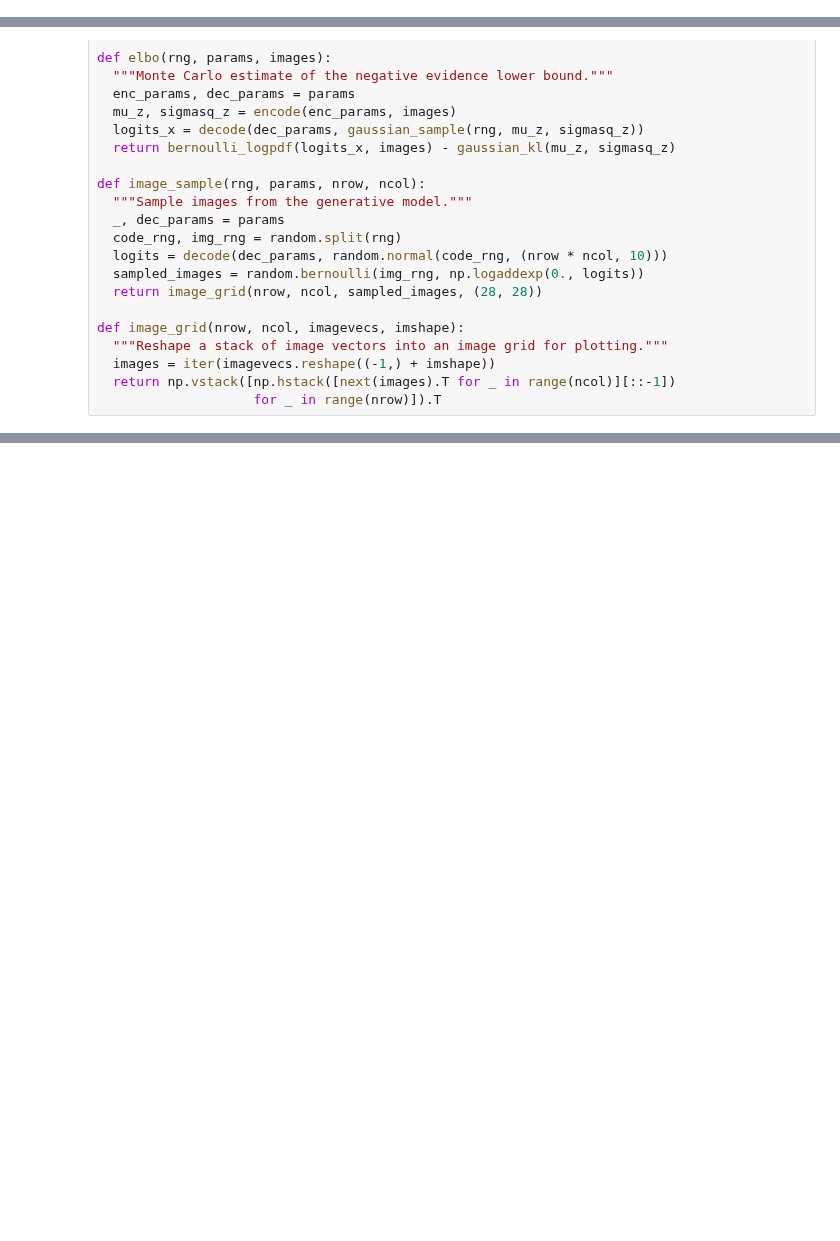
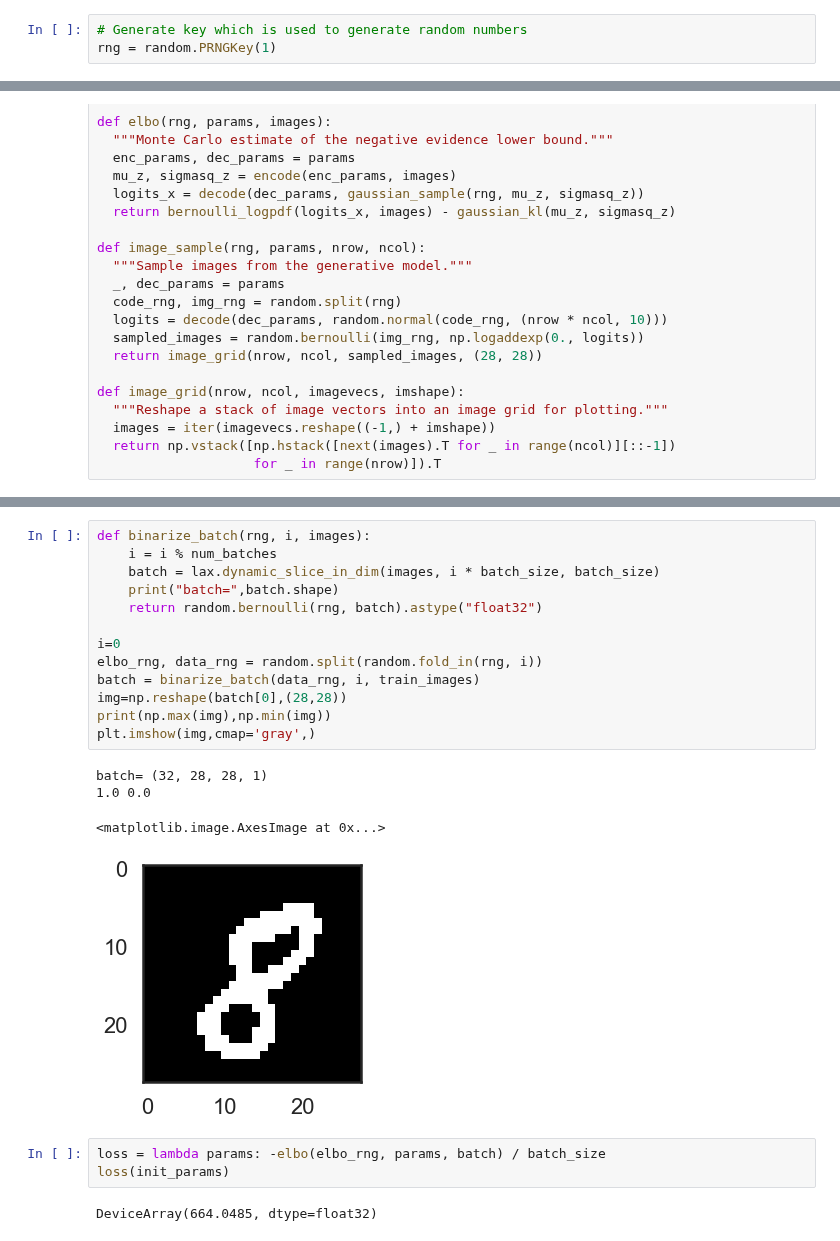
Before and after one commit to franciscodominguezmateos/IntroduccionDeepLearning, a Jupyter notebook: jax_vae_conv2d_20062601.ipynb, the cells around one changed output, grey strips where cells are left out. Drawn from its saved outputs; the diff is of its cells as text; blank space fills up the shorter version.

```diff
--- a/jax_vae_conv2d_20062601.ipynb
+++ b/jax_vae_conv2d_20062601.ipynb
@@ -21,6 +24,9 @@ from torchvision import datasets, transforms
 #!conda install -c anaconda seaborn --yes
 from helpers import plot_mnist_examples
 from helpers import plot_mnist_performance
+# %%
+# Generate key which is used to generate random numbers
+rng = random.PRNGKey(1)
 # %%
 # Set the PyTorch Data Loader for the training & test set
 batch_size = 100
@@ -125,0 +181,23 @@ num_batches = num_complete_batches + bool(leftover)
+# %%
+def binarize_batch(rng, i, images):
+    i = i % num_batches
+    batch = lax.dynamic_slice_in_dim(images, i * batch_size, batch_size)
+    print("batch=",batch.shape)
+    return random.bernoulli(rng, batch).astype("float32")
+
+i=0
+elbo_rng, data_rng = random.split(random.fold_in(rng, i))
+batch = binarize_batch(data_rng, i, train_images)
+img=np.reshape(batch[0],(28,28))
+print(np.max(img),np.min(img))
+plt.imshow(img,cmap='gray',)
+# %% [output]
+batch= (32, 28, 28, 1)
+1.0 0.0
+<matplotlib.image.AxesImage at 0x...>
+[figure, added]
+# %%
+loss = lambda params: -elbo(elbo_rng, params, batch) / batch_size
+loss(init_params)
+# %% [output]
+DeviceArray(664.0485, dtype=float32)
```
Also changed, not shown: parts of 14 cells of this notebook, 21 other files.
